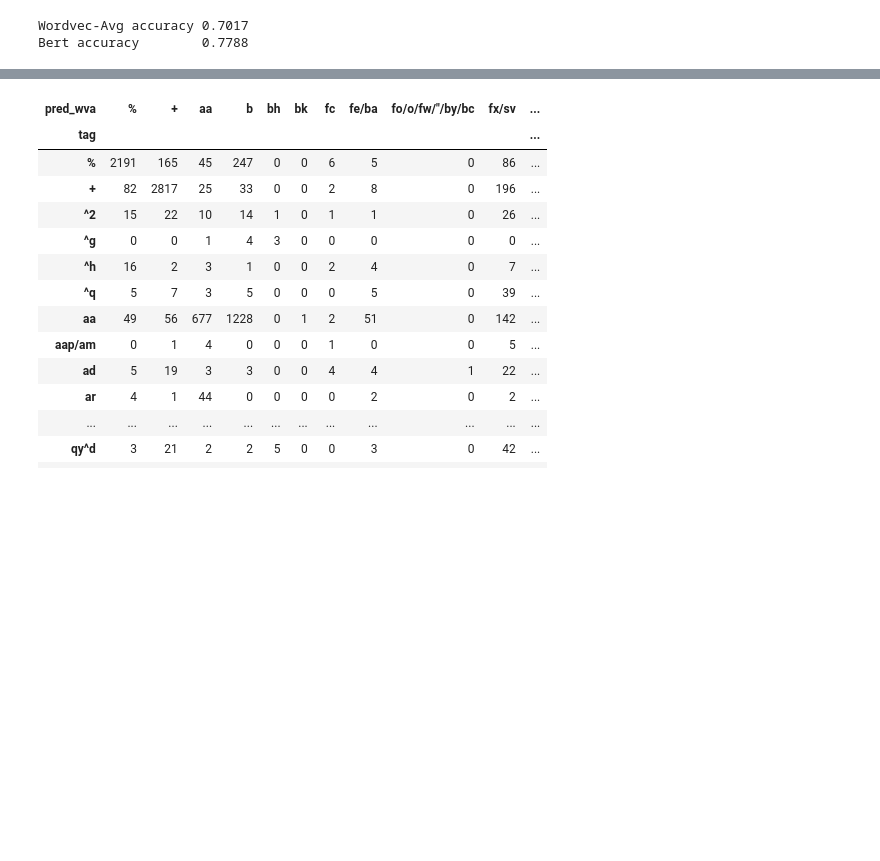
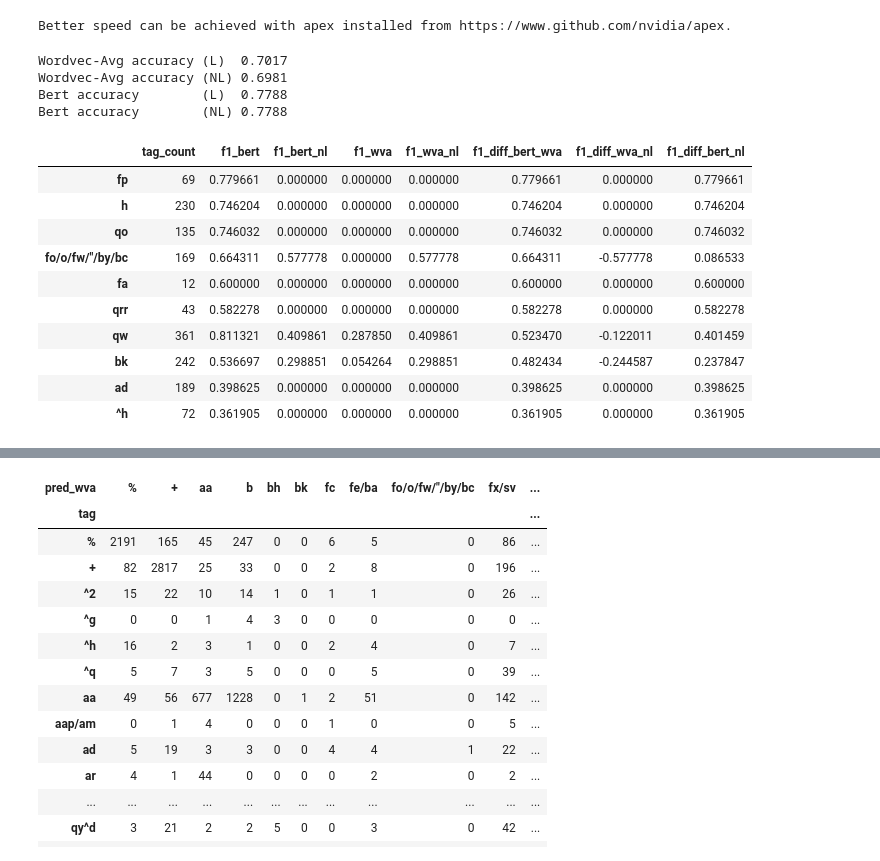
Before and after one commit to GU-CLASP/DistributionalDiscourse, a Jupyter notebook: Analysis.ipynb, the cells around one changed output, grey strips where cells are left out. Drawn from its saved outputs; the diff is of its cells as text; code cells hidden in the pictures; blank space fills up the shorter version.

```diff
--- a/Analysis.ipynb
+++ b/Analysis.ipynb
@@ -14,6 +14,16 @@ preds_wva = [[tag_vocab[t] for t in d] for d in preds_wva]
 with open('models/bert.L/preds.E5.json') as f:
     preds_bert = json.load(f)
 preds_bert = [[tag_vocab[t] for t in d] for d in preds_bert]
+
+with open('models/wordvec-avg.NL/preds.E10.json') as f:
+    preds_wva_nl = json.load(f)
+preds_wva_nl = [[tag_vocab[t] for t in d] for d in preds_wva_nl]
+
+with open('models/bert.NL/preds.E6.json') as f:
+    preds_bert_nl = json.load(f)
+preds_bert_nl = [[tag_vocab[t] for t in d] for d in preds_bert_nl]
+# %% [output]
+Better speed can be achieved with apex installed from https://www.github.com/nvidia/apex.
 # %%
 df = []
 for i, diag in enumerate(test_data):
@@ -32,14 +46,20 @@ df['correct_bert'] = df.pred_bert == df.tag
 # %%
-print("Wordvec-Avg accuracy {:.4f}".format(sum(df.correct_wva) / len(df)))
-print("Bert accuracy        {:.4f}".format(sum(df.correct_bert) / len(df)))
+print("Wordvec-Avg accuracy (L)  {:.4f}".format(sum(df.correct_wva) / len(df)))
+print("Wordvec-Avg accuracy (NL) {:.4f}".format(sum(df.correct_wva_nl) / len(df)))
+print("Bert accuracy        (L)  {:.4f}".format(sum(df.correct_bert) / len(df)))
+print("Bert accuracy        (NL) {:.4f}".format(sum(df.correct_bert_nl) / len(df)))
 # %% [output]
-Wordvec-Avg accuracy 0.7017
-Bert accuracy        0.7788
+Wordvec-Avg accuracy (L)  0.7017
+Wordvec-Avg accuracy (NL) 0.6981
+Bert accuracy        (L)  0.7788
+Bert accuracy        (NL) 0.7788
 # %%
-def scores(df, pred):
+def scores(df, model):
+    pred = 'pred' + '_' + model
+    columns = [c + '_' + model for c in ['precision', 'recall', 'f1']]
     tp = df[df[pred] == df.tag].tag.value_counts()
     p  = df[pred].value_counts()
     pr = (tp / p).fillna(0)
     re = (tp / df.tag.value_counts()).fillna(0)
     f1 = (2 * (pr * re) / (pr + re)).fillna(0)
-    return pd.DataFrame([pr, re, f1], index=['precision', 'recall', 'f1']).transpose()
+    return pd.DataFrame([pr, re, f1], index=columns).transpose()
@@ -49,0 +76,15 @@ sdf['f1_diff'] = sdf.f1_bert - sdf.f1_wva
+# %%
+sdf = sdf.sort_values('f1_diff_bert_wva', ascending=False)
+sdf[f1_cols].head(10)
+# %% [output]
+|  | tag_count | f1_bert | f1_bert_nl | f1_wva | f1_wva_nl | f1_diff_bert_wva | f1_diff_wva_nl | f1_diff_bert_nl |
+| fp | 69 | 0.779661 | 0.000000 | 0.000000 | 0.000000 | 0.779661 | 0.000000 | 0.779661 |
+| h | 230 | 0.746204 | 0.000000 | 0.000000 | 0.000000 | 0.746204 | 0.000000 | 0.746204 |
+| qo | 135 | 0.746032 | 0.000000 | 0.000000 | 0.000000 | 0.746032 | 0.000000 | 0.746032 |
+| fo/o/fw/"/by/bc | 169 | 0.664311 | 0.577778 | 0.000000 | 0.577778 | 0.664311 | -0.577778 | 0.086533 |
+| fa | 12 | 0.600000 | 0.000000 | 0.000000 | 0.000000 | 0.600000 | 0.000000 | 0.600000 |
+| qrr | 43 | 0.582278 | 0.000000 | 0.000000 | 0.000000 | 0.582278 | 0.000000 | 0.582278 |
+| qw | 361 | 0.811321 | 0.409861 | 0.287850 | 0.409861 | 0.523470 | -0.122011 | 0.401459 |
+| bk | 242 | 0.536697 | 0.298851 | 0.054264 | 0.298851 | 0.482434 | -0.244587 | 0.237847 |
+| ad | 189 | 0.398625 | 0.000000 | 0.000000 | 0.000000 | 0.398625 | 0.000000 | 0.398625 |
+| ^h | 72 | 0.361905 | 0.000000 | 0.000000 | 0.000000 | 0.361905 | 0.000000 | 0.361905 |
```
Also changed, not shown: parts of 9 cells of this notebook.
